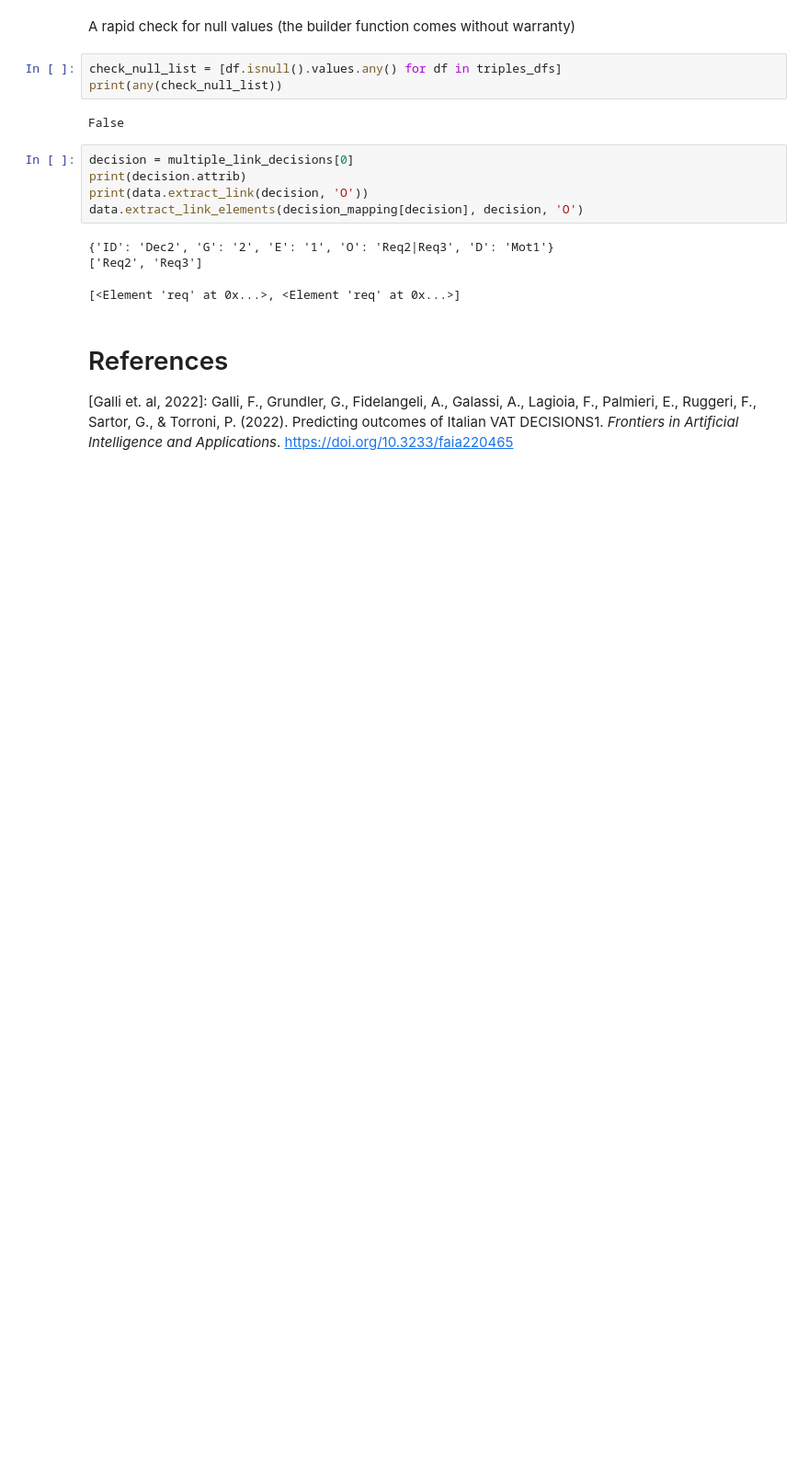
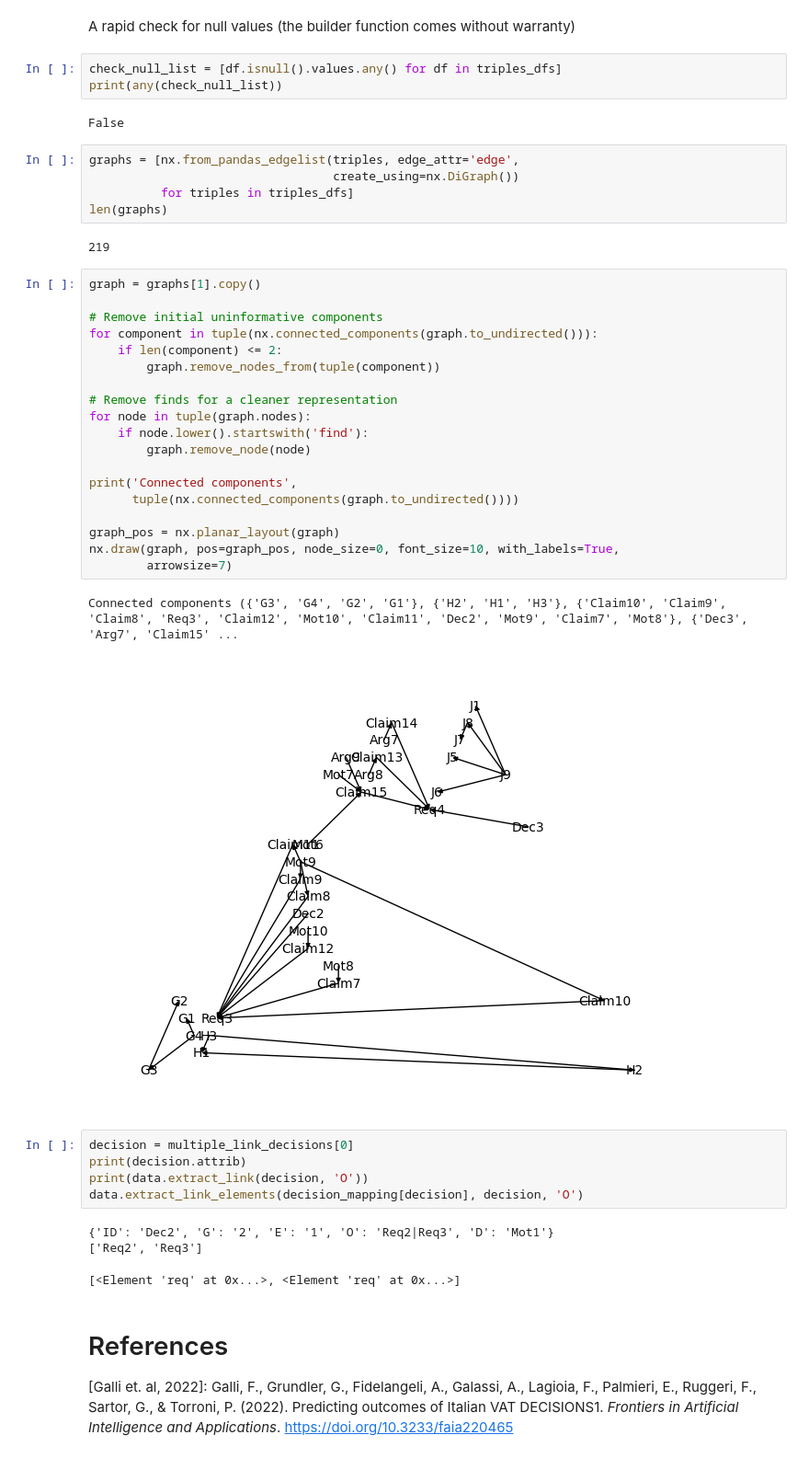
Before and after one commit to Ball-Man/vjp-ita, a Jupyter notebook: data_exploration.ipynb, the cells around one changed output. Shown at 92% size. Drawn from its saved outputs; the diff is of its cells as text; blank space fills up the shorter version.

Commit message:
Build graphs from document triples

```diff
--- a/data_exploration.ipynb
+++ b/data_exploration.ipynb
@@ -129,6 +130,35 @@ check_null_list = [df.isnull().values.any() for df in triples_dfs]
 print(any(check_null_list))
 # %% [output]
 False
+# %%
+graphs = [nx.from_pandas_edgelist(triples, edge_attr='edge',
+                                  create_using=nx.DiGraph())
+          for triples in triples_dfs]
+len(graphs)
+# %% [output]
+219
+# %%
+graph = graphs[1].copy()
+
+# Remove initial uninformative components
+for component in tuple(nx.connected_components(graph.to_undirected())):
+    if len(component) <= 2:
+        graph.remove_nodes_from(tuple(component))
+
+# Remove finds for a cleaner representation
+for node in tuple(graph.nodes):
+    if node.lower().startswith('find'):
+        graph.remove_node(node)
+
+print('Connected components',
+      tuple(nx.connected_components(graph.to_undirected())))
+
+graph_pos = nx.planar_layout(graph)
+nx.draw(graph, pos=graph_pos, node_size=0, font_size=10, with_labels=True,
+        arrowsize=7)
+# %% [output]
+Connected components ({'G3', 'G4', 'G2', 'G1'}, {'H2', 'H1', 'H3'}, {'Claim10', 'Claim9', 'Claim8', 'Req3', 'Claim12', 'Mot10', 'Claim11', 'Dec2', 'Mot9', 'Claim7', 'Mot8'}, {'Dec3', 'Arg7', 'Claim15' ...
+[figure, added]
 # %%
 decision = multiple_link_decisions[0]
 print(decision.attrib)
```
Also changed, not shown: parts of 4 cells of this notebook, 1 other file.
